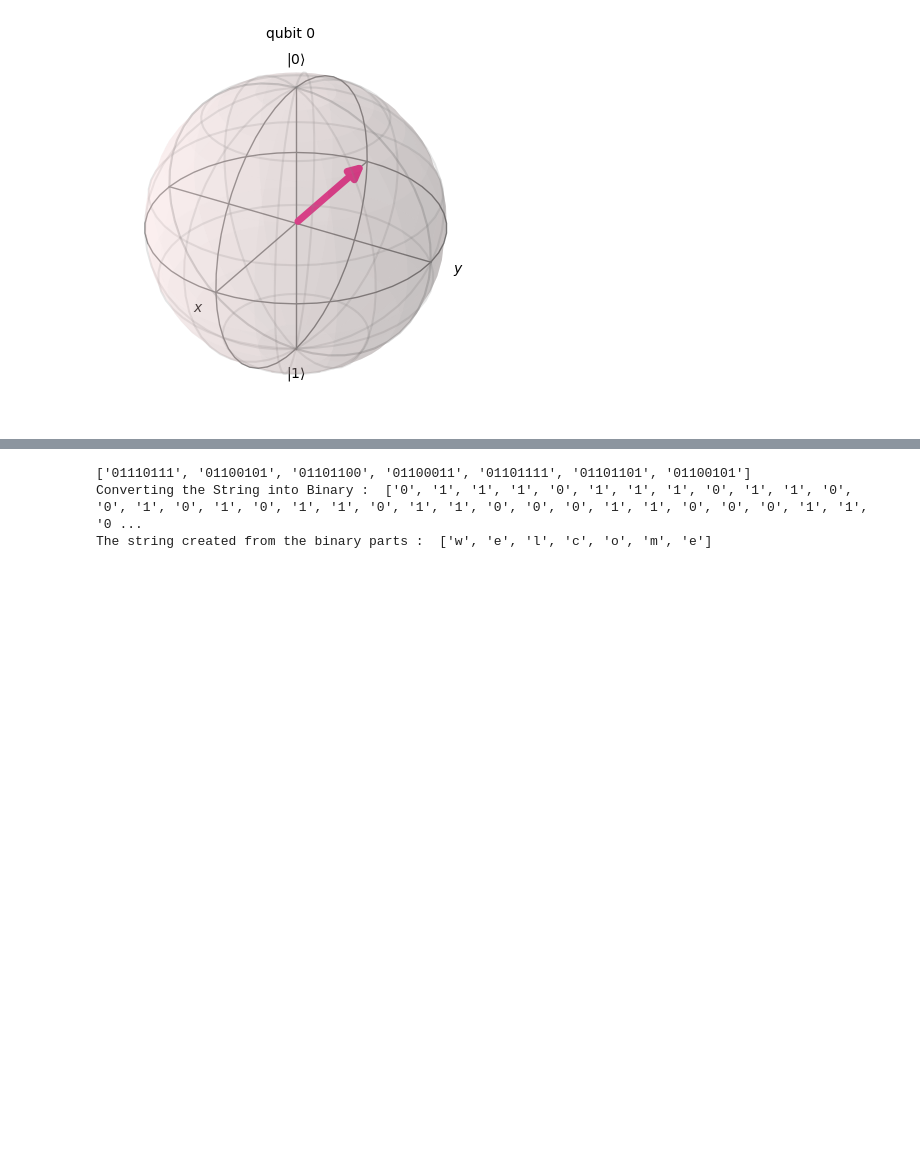
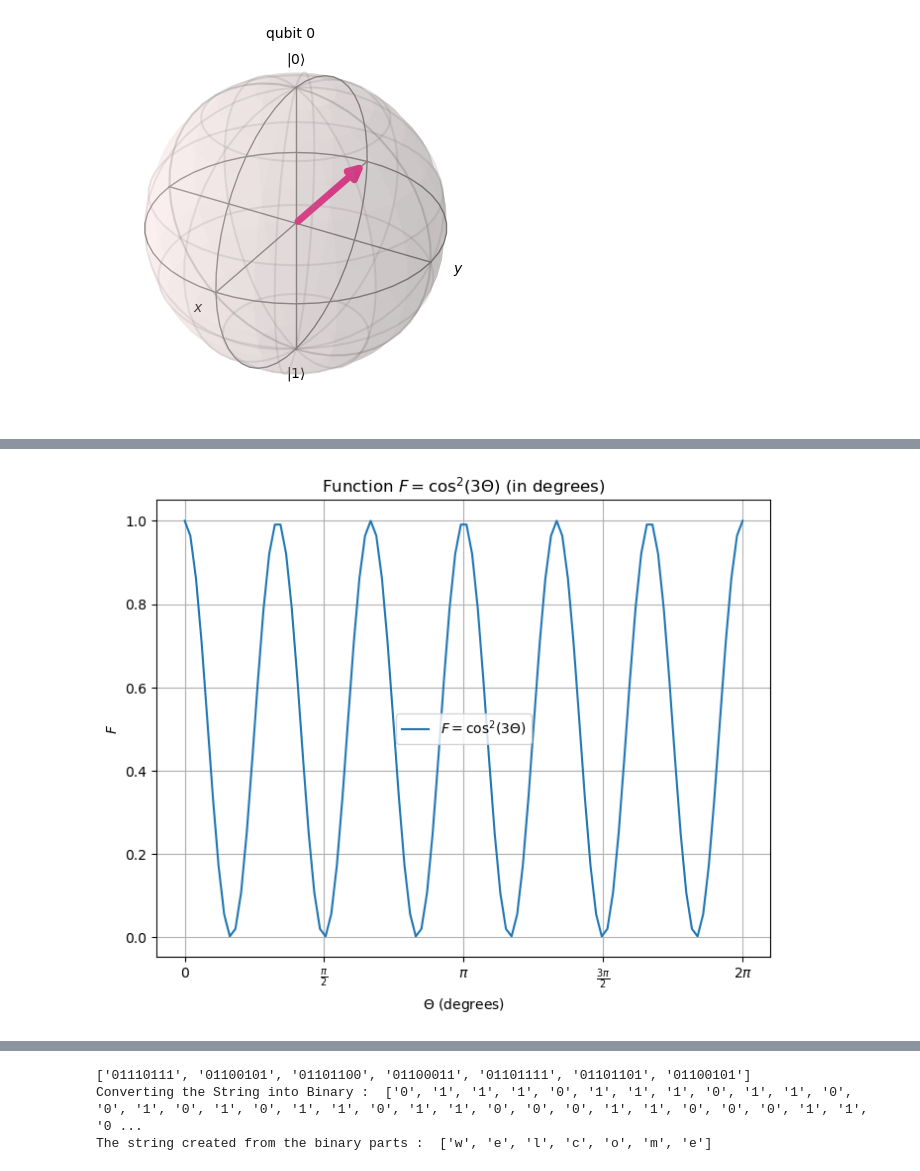
Before and after one commit to KALE-VINAY/entangled-2-stage-protocoll, a Jupyter notebook: 8th_sem_3_stage_Quantum_Key_Distribution_Protocol.ipynb, the cells around one changed output, grey strips where cells are left out. Saved outputs shown, nothing was run; the diff lists cells and outputs as text; code cells hidden in the pictures; blank space fills up the shorter version.

```diff
--- a/8th_sem_3_stage_Quantum_Key_Distribution_Protocol.ipynb
+++ b/8th_sem_3_stage_Quantum_Key_Distribution_Protocol.ipynb
@@ -304,0 +402,39 @@ plot_bloch_multivector(state3)
+# %%
+import numpy as np
+import matplotlib.pyplot as plt
+import math
+
+def calculate_f_squared(theta_deg):
+    """
+    Calculates the value of F = cos^2(3*theta) based on the given formula.
+
+    Args:
+        theta_deg (float or numpy.ndarray): The angle value(s) in degrees.
+
+    Returns:
+        float or numpy.ndarray: The calculated value(s) of F.
+    """
+    # theta_rad = np.radians(theta_deg)  # Convert degrees to radians
+    f_squared = np.cos(3 * theta_deg) ** 2
+    return f_squared
+
+# Generate an array of angles (in degrees) from 0 to 360
+theta_deg_values = np.linspace(0, 2 * np.pi, 100)
+# phi_values = np.linspace(0, 2 * np.pi, 100)
+
+# Calculate the value of F for each angle
+f_squared_values = calculate_f_squared(theta_deg_values)
+
+# Create a plot
+plt.figure(figsize=(8, 6))
+plt.plot(theta_deg_values, f_squared_values, label="$F = \cos^2(3\Theta)$")
+plt.xlabel(r"$\Theta$ (degrees)")
+plt.ylabel("$F$")
+plt.title("Function $F = \cos^2(3\Theta)$ (in degrees)")
+plt.grid(True)
+plt.legend()
+plt.xticks([0, np.pi/2, np.pi, 3*np.pi/2, 2*np.pi], ["0", r"$\frac{\pi}{2}$", r"$\pi$", r"$\frac{3\pi}{2}$", r"$2\pi$"])
+
+plt.show()
+# %% [output]
+[figure, added]
```
Also changed, not shown: parts of 4 cells of this notebook.
